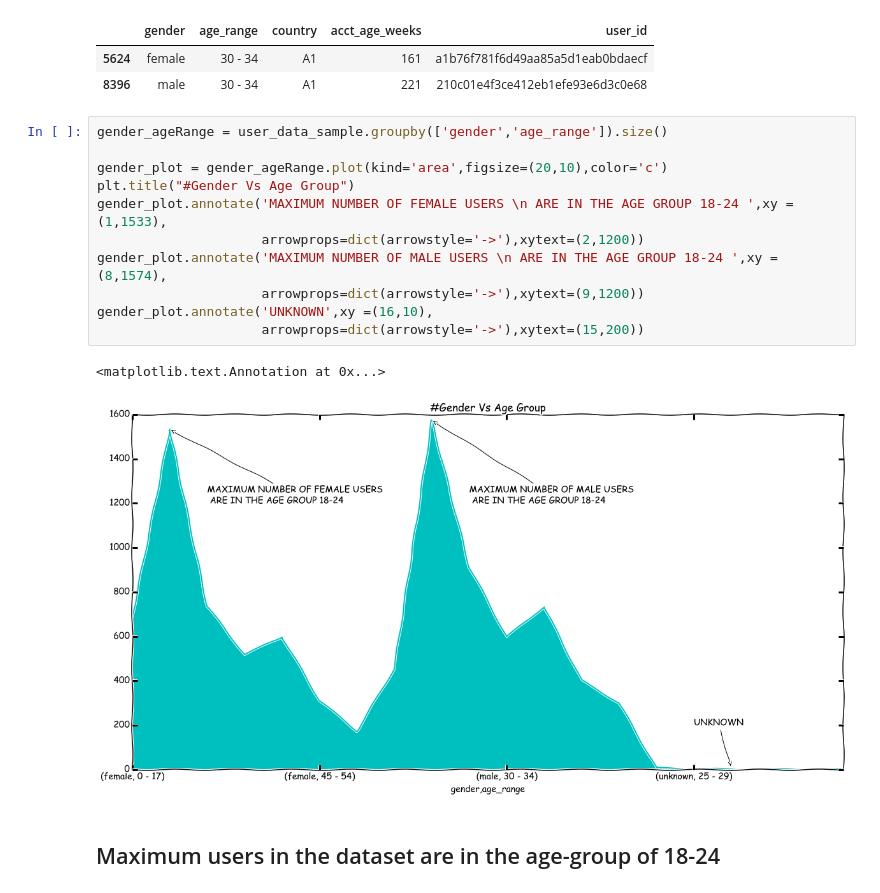
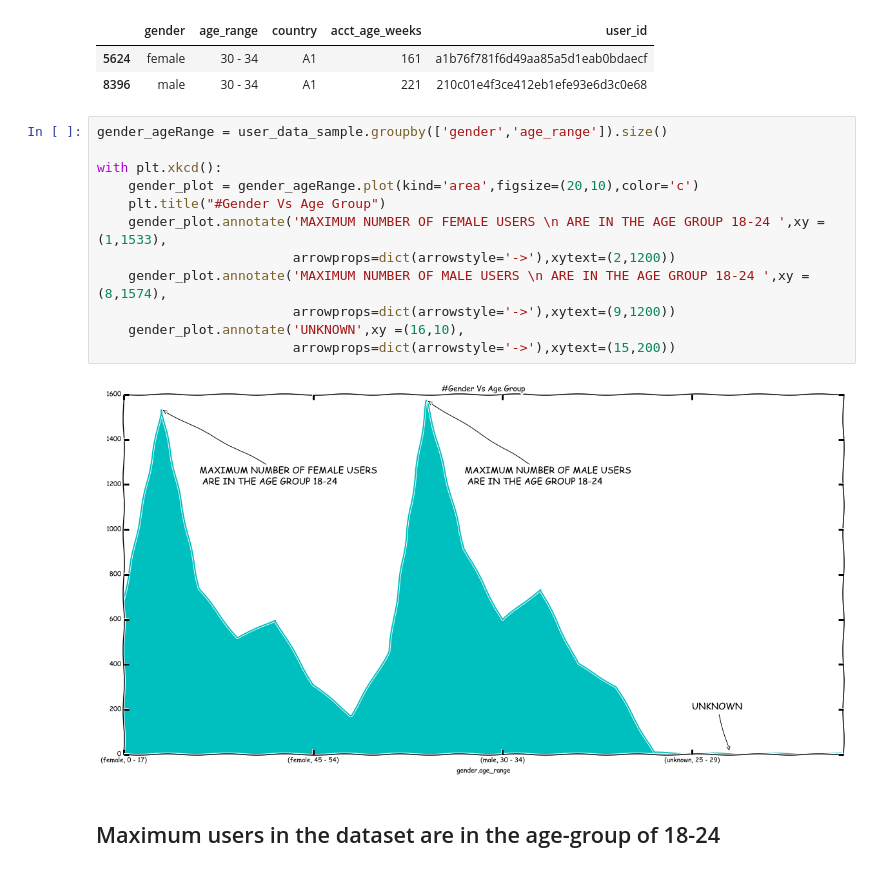
Before and after one commit to aravindk1992/spotify-data-challenge, a Jupyter notebook: Spotify Data Challenge.ipynb, the cells around one changed output. Cells and saved outputs as stored; diff of their text form.

```diff
--- a/Spotify Data Challenge.ipynb
+++ b/Spotify Data Challenge.ipynb
@@ -186,17 +186,17 @@ users registered with anonymous proxy
 # %%
 gender_ageRange = user_data_sample.groupby(['gender','age_range']).size()
 
-gender_plot = gender_ageRange.plot(kind='area',figsize=(20,10),color='c')
-plt.title("#Gender Vs Age Group")
-gender_plot.annotate('MAXIMUM NUMBER OF FEMALE USERS \n ARE IN THE AGE GROUP 18-24 ',xy =(1,1533),
-                     arrowprops=dict(arrowstyle='->'),xytext=(2,1200))
-gender_plot.annotate('MAXIMUM NUMBER OF MALE USERS \n ARE IN THE AGE GROUP 18-24 ',xy =(8,1574),
-                     arrowprops=dict(arrowstyle='->'),xytext=(9,1200))
-gender_plot.annotate('UNKNOWN',xy =(16,10),
-                     arrowprops=dict(arrowstyle='->'),xytext=(15,200))
+with plt.xkcd():
+    gender_plot = gender_ageRange.plot(kind='area',figsize=(20,10),color='c')
+    plt.title("#Gender Vs Age Group")
+    gender_plot.annotate('MAXIMUM NUMBER OF FEMALE USERS \n ARE IN THE AGE GROUP 18-24 ',xy =(1,1533),
+                         arrowprops=dict(arrowstyle='->'),xytext=(2,1200))
+    gender_plot.annotate('MAXIMUM NUMBER OF MALE USERS \n ARE IN THE AGE GROUP 18-24 ',xy =(8,1574),
+                         arrowprops=dict(arrowstyle='->'),xytext=(9,1200))
+    gender_plot.annotate('UNKNOWN',xy =(16,10),
+                         arrowprops=dict(arrowstyle='->'),xytext=(15,200))
 # %% [output]
-<matplotlib.text.Annotation at 0x...>
-[figure, old version]
+[figure, new version]
 # %% [markdown]
 ## Maximum users in the dataset are in the age-group of 18-24
 # %%
```
Also changed, not shown: parts of 10 cells of this notebook, 3 other files.
